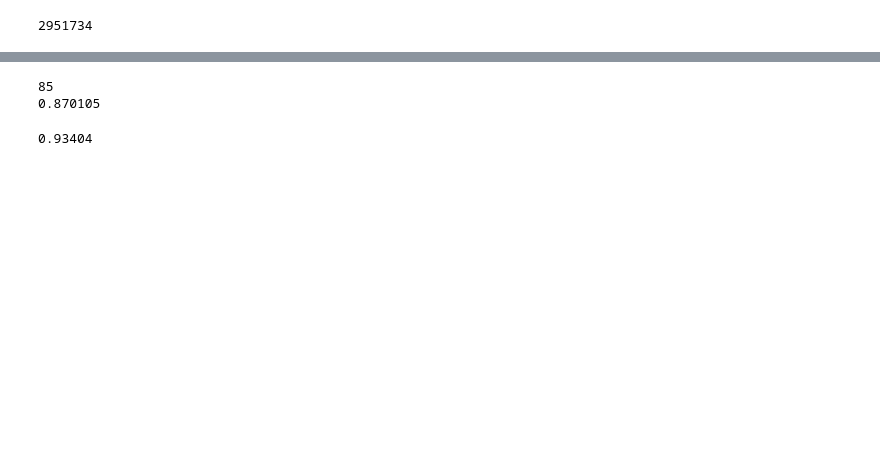
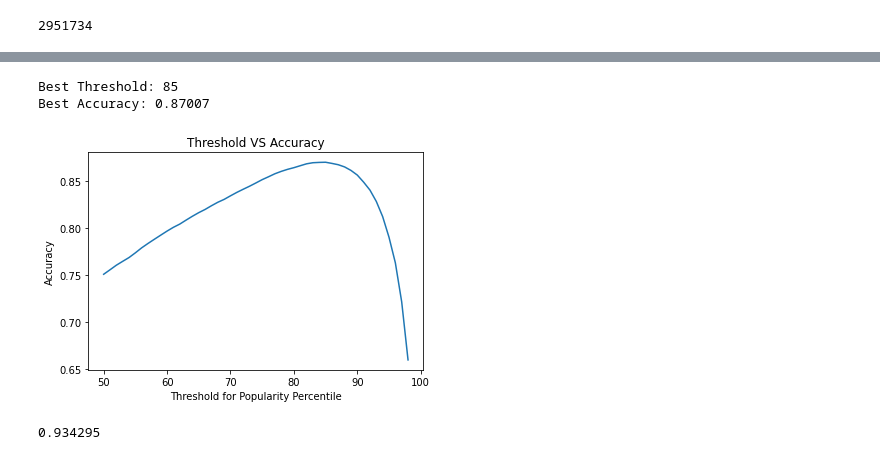
Before and after one commit to sejli/cse158as2, a Jupyter notebook: cse158as2.ipynb, the cells around one changed output, grey strips where cells are left out. Drawn from its saved outputs; the diff is of its cells as text; code cells hidden in the pictures; blank space fills up the shorter version.

```diff
--- a/cse158as2.ipynb
+++ b/cse158as2.ipynb
@@ -109,32 +106,41 @@ print(sum(np.array(predictions) == np.array(y_valid)) / (len(y_valid)))
 # %%
 # This is already pretty high, but can we improve it?
 # Find a threshold by looping through the percentiles from 50 to 99
+X = [i for i in range(50,99)]
+y = []
 best_accuracy = 0
 best_threshold = 0
 for threshold in range(50, 99):
   percentile = set()
   count = 0
   for i, streamer in mostPopular:
     count += i
     percentile.add(streamer)
     if count > math.floor(total_streamers * (threshold / 100)): break
 
   predictions = []
   for label, sample in X_valid:
     for u, s in sample:
       if s in percentile:
         predictions.append(1)
       else:
         predictions.append(0)
   accuracy = sum(np.array(predictions) == np.array(y_valid)) / (len(y_valid))
+  y.append(accuracy)
   if accuracy > best_accuracy:
     best_accuracy = accuracy
     best_threshold = threshold
-print(best_threshold)
-print(best_accuracy)
+print('Best Threshold:', best_threshold)
+print('Best Accuracy:', best_accuracy)
+plt.plot(X, y)
+plt.xlabel('Threshold for Popularity Percentile')
+plt.ylabel('Accuracy')
+plt.title('Threshold VS Accuracy')
+plt.show()
 # %% [output]
-85
-0.870105
+Best Threshold: 85
+Best Accuracy: 0.87007
+[figure, added]
 # %%
 def Jaccard(s1, s2):
     numer = len(s1.intersection(s2))
@@ -163,7 +178,7 @@ for label, sample in X_valid:
     maxSim = 0
     users = usersPerStreamer[s]
     for s2 in streamersPerUser[u]:
-      sim = Jaccard(users, usersPerStreamer[s2])
+      sim = sims[(u, s, s2)]
       if sim > maxSim:
         maxSim = sim
     if maxSim > 0.01:
@@ -173,5 +188,5 @@ for label, sample in X_valid:
 accuracy = sum(np.array(predictions) == np.array(y_valid)) / (len(y_valid))
 print(accuracy)
 # %% [output]
-0.93404
+0.934295
 # %%
```
Also changed, not shown: parts of 5 cells of this notebook.
